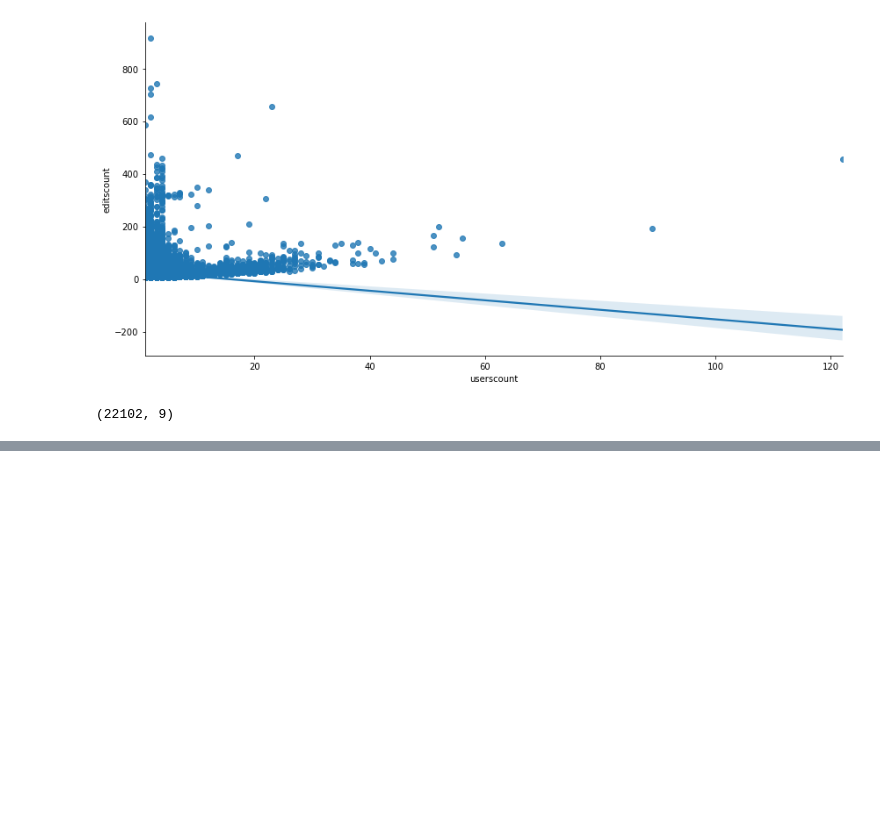
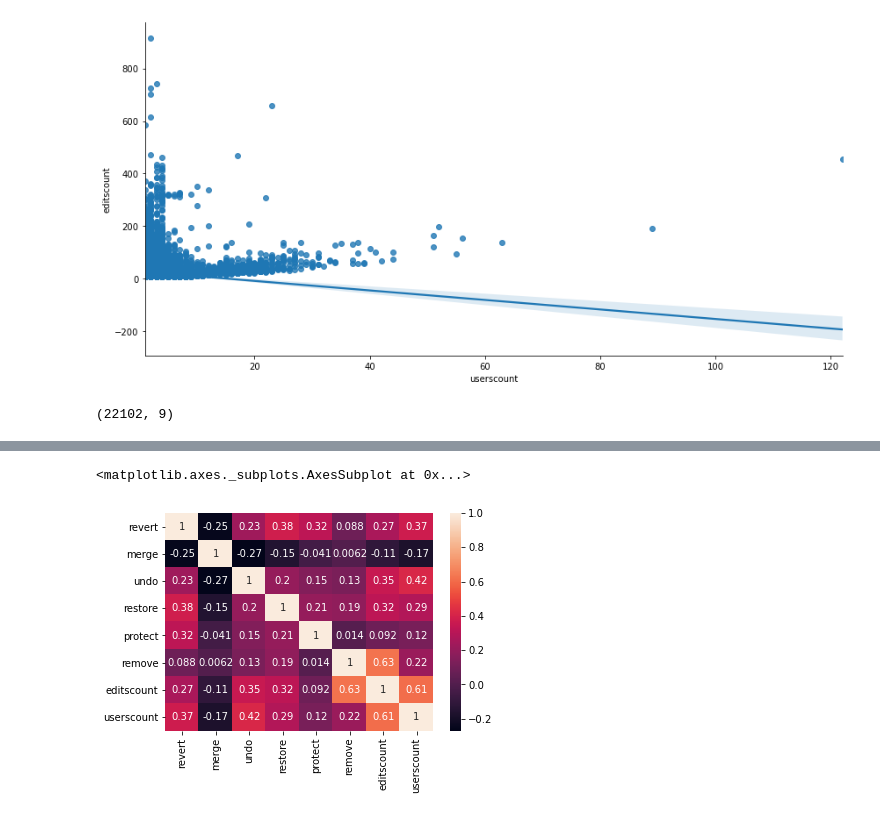
Before and after one commit to yadavtushita/6CCS3PRJ-WikidataProject, a Jupyter notebook: Politics_Final.ipynb, the cells around one changed output, grey strips where cells are left out. Drawn from its saved outputs; the diff is of its cells as text; code cells hidden in the pictures; blank space fills up the shorter version.

Commit message:
Removed some more items from proxies dataframe and created some visualisations

```diff
--- a/Politics_Final.ipynb
+++ b/Politics_Final.ipynb
@@ -630,0 +666,3 @@ proxies.shape
+# %%
+to_remove = proxies[(proxies['revert'] == 0) & (proxies['merge'] == 0) & (proxies['undo'] == 0) & (proxies['restore'] == 0)].index
+proxies_without_remove = proxies.drop(to_remove)
@@ -630,0 +674,3 @@ proxies.shape
+# %%
+corr = proxies_without_remove.corr()
+corr
@@ -630,0 +687,6 @@ proxies.shape
+# %%
+sns.heatmap(corr, annot=True)
+# TODO: Evaluate this correlation heatmap
+# %% [output]
+<matplotlib.axes._subplots.AxesSubplot at 0x...>
+[figure, added]
```
Also changed, not shown: parts of 31 cells of this notebook.
